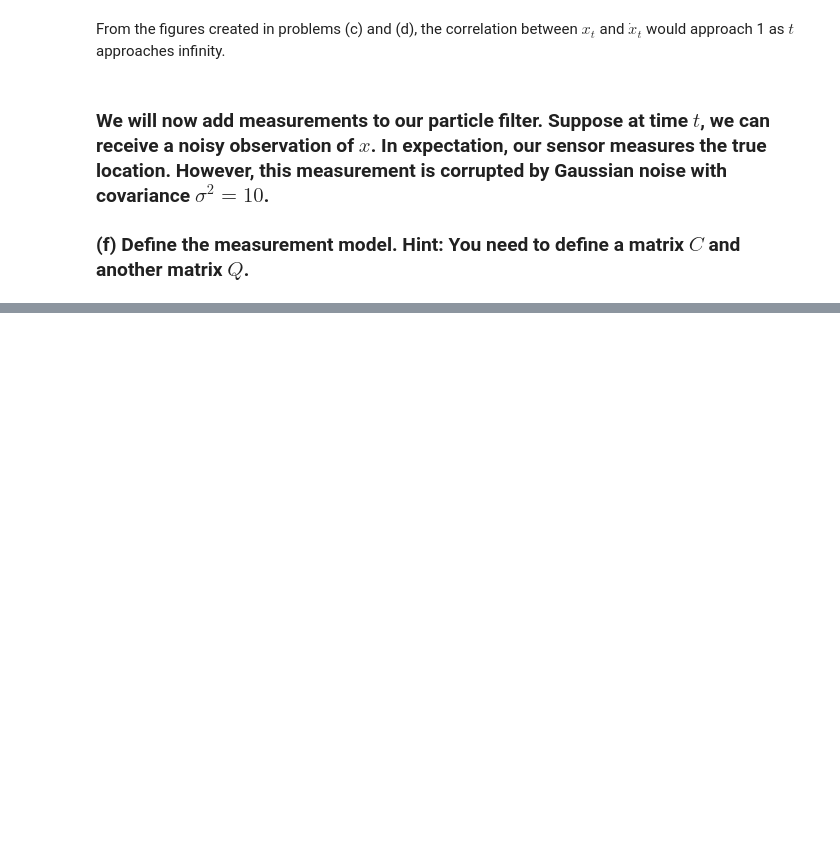
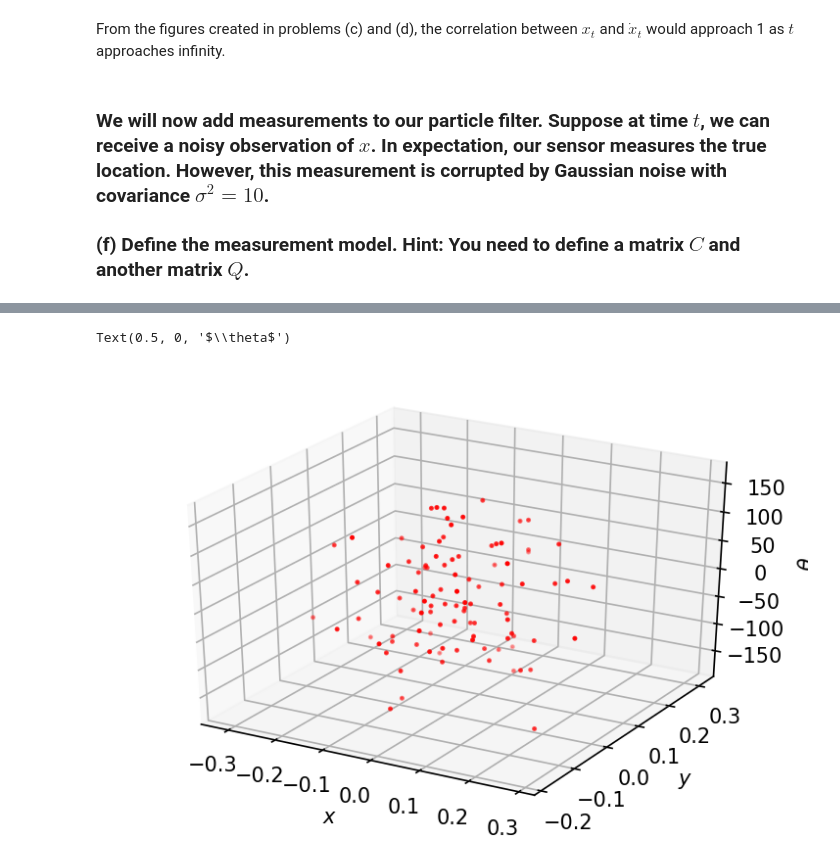
Before and after one commit to kaijones21/ME696, a Jupyter notebook: homework3.ipynb, the cells around one changed output, grey strips where cells are left out. Cells and saved outputs as stored; diff of their text form; code cells hidden in the pictures; blank space fills up the shorter version.

```diff
--- a/homework3.ipynb
+++ b/homework3.ipynb
@@ -385,0 +507,30 @@ for t in t:
+# %%
+from matplotlib import cm # predefined color map
+from mpl_toolkits.mplot3d import Axes3D # use 3D projection in plotting
+mpl.rcParams['figure.dpi']=150
+
+M = 100                                # number of particles
+mu = np.array([0,0,0])                 # initial state vector
+R = np.array([[0.01, 0., 0.],          # system noise covariance matrix
+              [0., 0.01, 0.],
+              [0., 0., 10000]])
+t = np.linspace(1, 5, 5)               # time t
+particles = np.zeros((len(t)+1, 3, M)) # create a t x 3 x M numpy array to store particles
+particles[0] = np.random.multivariate_normal(mu,R,M).T
+
+for particle in range(len(particles[0][2])):
+    if particles[0][2][particle] > 180:
+        particles[0][2][particle] -= 180
+    elif particles[0][2][particle] < -180:
+        particles[0][2][particle] += 180
+
+
+fig1 = plt.figure()
+ax1 = fig1.add_subplot(111, projection='3d')
+ax1.scatter(particles[0][0],particles[0][1],particles[0][2],color='r',s=2)
+ax1.set_xlabel(r'$x$')
+ax1.set_ylabel(r'$y$')
+ax1.set_zlabel(r'$\theta$')
+# %% [output]
+Text(0.5, 0, '$\\theta$')
+[figure, added]
```
Also changed, not shown: parts of 12 cells of this notebook.
